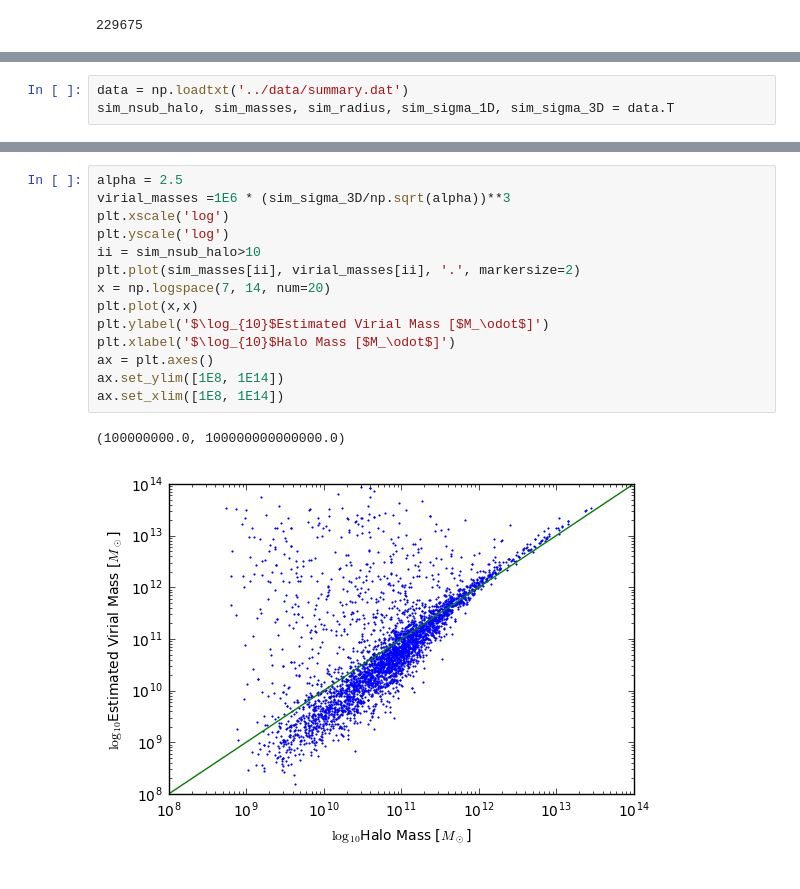
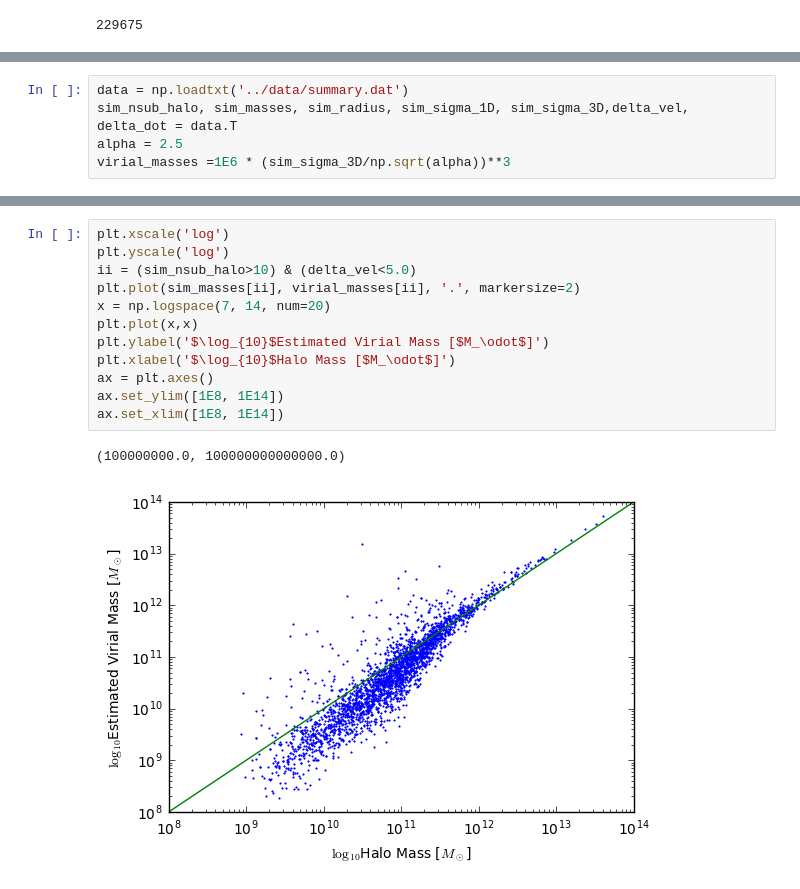
Before and after one commit to forero/IllustrisGroups, a Jupyter notebook: src/group_exploration.ipynb, the cells around one changed output, grey strips where cells are left out. Saved outputs shown, nothing was run; the diff lists cells and outputs as text.

```diff
--- a/src/group_exploration.ipynb
+++ b/src/group_exploration.ipynb
@@ -96,7 +113,9 @@ np.savetxt('../data/summary.dat', a,
 22960 22967
 # %%
 data = np.loadtxt('../data/summary.dat')
-sim_nsub_halo, sim_masses, sim_radius, sim_sigma_1D, sim_sigma_3D = data.T
+sim_nsub_halo, sim_masses, sim_radius, sim_sigma_1D, sim_sigma_3D,delta_vel, delta_dot = data.T
+alpha = 2.5
+virial_masses =1E6 * (sim_sigma_3D/np.sqrt(alpha))**3
 # %%
 plt.xscale('log')
 plt.yscale('log')
@@ -139,18 +177,16 @@ ax.set_ylim([1, 20])
 # %%
-alpha = 2.5
-virial_masses =1E6 * (sim_sigma_3D/np.sqrt(alpha))**3
 plt.xscale('log')
 plt.yscale('log')
-ii = sim_nsub_halo>10
+ii = (sim_nsub_halo>10) & (delta_vel<5.0)
 plt.plot(sim_masses[ii], virial_masses[ii], '.', markersize=2)
 x = np.logspace(7, 14, num=20)
 plt.plot(x,x)
 plt.ylabel('$\log_{10}$Estimated Virial Mass [$M_\odot$]')
 plt.xlabel('$\log_{10}$Halo Mass [$M_\odot$]')
 ax = plt.axes()
 ax.set_ylim([1E8, 1E14])
 ax.set_xlim([1E8, 1E14])
 # %% [output]
 (100000000.0, 100000000000000.0)
-[figure, old version]
+[figure, new version]
 # %%
```
Also changed, not shown: parts of 6 cells of this notebook.
